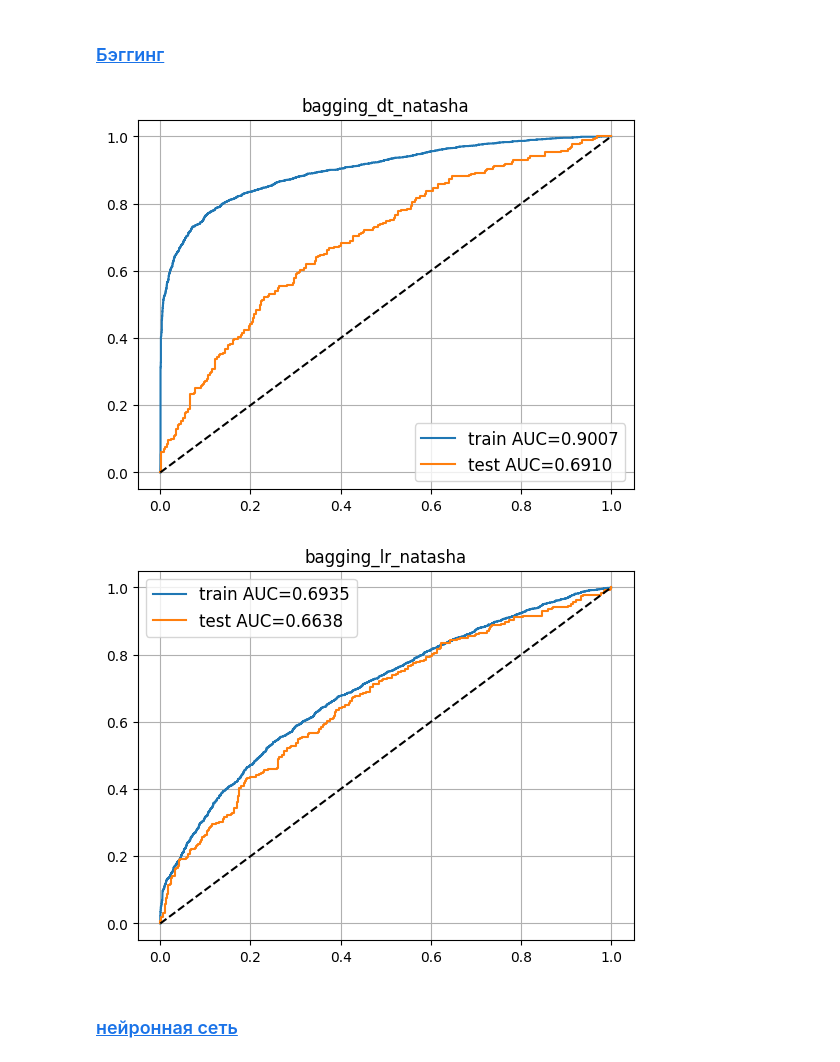
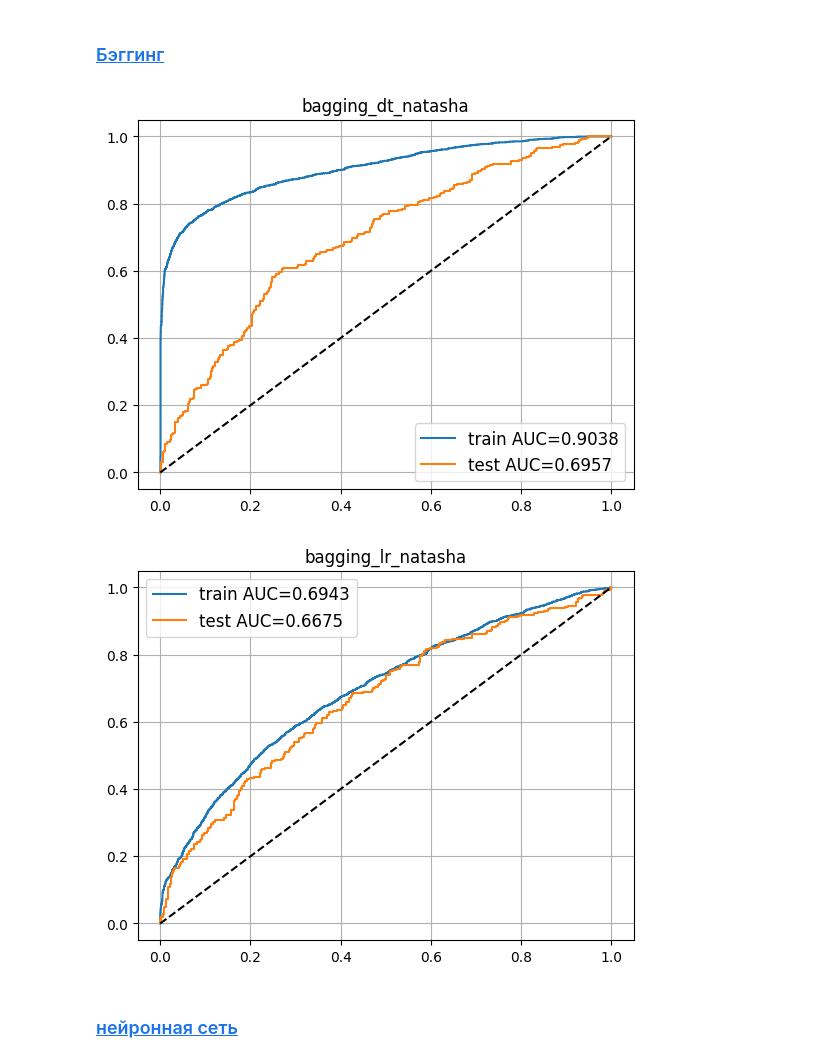
Before and after one commit to kosatchev/ClarityAnalyzer, a Jupyter notebook: research/natasha_navec.ipynb, the cells around one changed output. Drawn from its saved outputs; the diff is of its cells as text; code cells hidden in the pictures.

```diff
--- a/research/natasha_navec.ipynb
+++ b/research/natasha_navec.ipynb
@@ -255,4 +255,6 @@ best_param__rf
 # %%
 out_dict = {}
-out_dict = visualize_and_save_results(grid_search, 'RandomForest_Natasha', X_train, X_test, y_train, y_test, out_dict)
+out_dict = visualize_and_save_results(gs, 'RandomForest_Natasha', X_train, X_test, y_train, y_test, out_dict)
+rf_dict = get_metrics(gs, out_dict)
+rf_dict
 # %% [output]
@@ -265,13 +272,15 @@ lr = LogisticRegression()
 
 
 param_grid = {'penalty': ['l1','l2'],
-                'solver':['liblinear','saga'],
+                'solver':['saga'],
                 #'max_iter': [3, 4, 5],
                 'C':[0,1, 0.2, 0.3, 0.4, 0.5]}
 
-gs = GridSearchCV(estimator=lr, param_grid=param_grid, cv=StratifiedKFold(5), scoring='roc_auc', n_jobs=2)
+gs = GridSearchCV(estimator=lr, param_grid=param_grid, cv=StratifiedKFold(5), scoring='roc_auc', n_jobs=2, return_train_score=True)
 gs.fit(X_train, y_train)
 best_params_log_reg = gs.best_params_
 
 out_dict = visualize_and_save_results(gs, 'log_reg_natasha', X_train, X_test, y_train, y_test, out_dict)
+rf_dict = get_metrics(gs, out_dict)
+rf_dict
 # %% [output]
@@ -308,7 +324,7 @@ lgbm = LGBMClassifier(objective='binary')
 
 param_grid = {
             'boosting_type':['gbdt','rf'],
-            'max_depth': [1,2,3,4,5],
+            'max_depth': [1,2,3,4],
             'num_leaves' : [3,5,10,20],
             'n_estimators' :[30,50,100,150,200,250,300,350,400]
             }
@@ -320,4 +336,6 @@ gs.fit(X_train, y_train)
 
 
 out_dict = visualize_and_save_results(gs, 'lgbm_natasha', X_train, X_test, y_train, y_test, out_dict)
+rf_dict = get_metrics(gs, out_dict)
+rf_dict
 # %% [output]
@@ -368,7 +395,6 @@ gs.best_params_
 # %%
 from sklearn.tree import DecisionTreeClassifier
 
-# YOUR CODE HERE
 
 from sklearn.model_selection import GridSearchCV
 from sklearn import metrics
@@ -382,7 +408,7 @@ param_grid = {
 decision_tree = DecisionTreeClassifier(random_state=42)
 
 
-gs = GridSearchCV(decision_tree, param_grid, cv=StratifiedKFold(5), scoring='roc_auc', n_jobs=-1)
+gs = GridSearchCV(decision_tree, param_grid, cv=StratifiedKFold(5), scoring='roc_auc', n_jobs=-1,return_train_score=True)
 gs.fit(X_train, y_train)
 
 
@@ -393,4 +419,6 @@ best_param_dec_tree = gs.best_params_
 
 
 out_dict = visualize_and_save_results(gs, 'des_natasha', X_train, X_test, y_train, y_test, out_dict)
+rf_dict = get_metrics(gs, out_dict)
+rf_dict
 # %% [output]
@@ -400,21 +439,21 @@ out_dict = visualize_and_save_results(gs, 'des_natasha', X_train, X_test, y_trai
 # %%
 from sklearn.ensemble import BaggingClassifier
 from sklearn.tree import DecisionTreeClassifier
 
 
 
-N = 50 #размер ансамбля
+N = 150 #размер ансамбля
 
 decision_tree = DecisionTreeClassifier(**best_param_dec_tree, random_state=42)
 bagging_dt = BaggingClassifier(base_estimator=decision_tree, n_estimators=N, random_state=42)
 bagging_dt.fit(X_train, y_train)
 
 
 out_dict = visualize_and_save_results(bagging_dt, 'bagging_dt_natasha', X_train, X_test, y_train, y_test, out_dict)
 # %% [output]
-[figure, old version]
+[figure, new version]
 # %%
-N = 30 #размер ансамбля
+N = 100 #размер ансамбля
 
 
 logistic_regression = LogisticRegression(**best_params_log_reg)
@@ -425,7 +464,7 @@ bagging_lr.fit(X_train, y_train)
 
 out_dict = visualize_and_save_results(bagging_lr, 'bagging_lr_natasha', X_train, X_test, y_train, y_test, out_dict)
 # %% [output]
-[figure, old version]
+[figure, new version]
 # %% [markdown]
 ### <a id='toc1_2_6_'></a>[нейронная сеть](#toc0_)
 # %%
```
Also changed, not shown: parts of 7 cells of this notebook, 1 other file.
